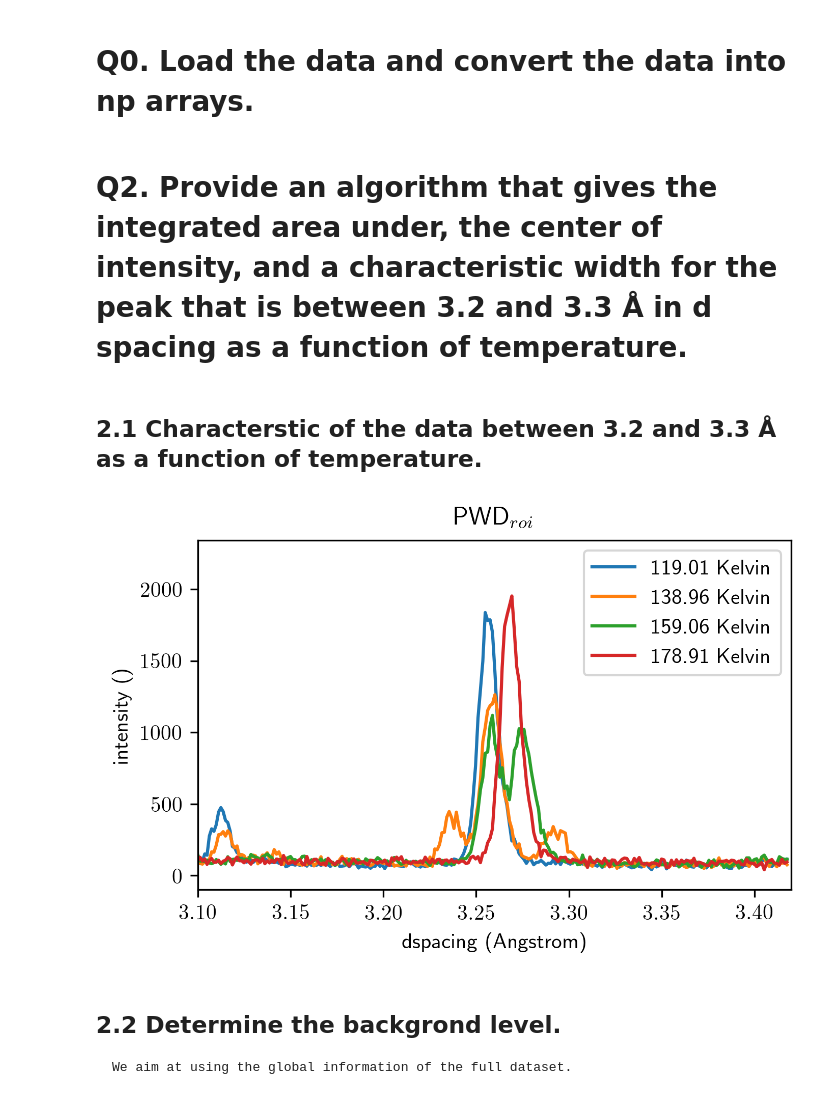
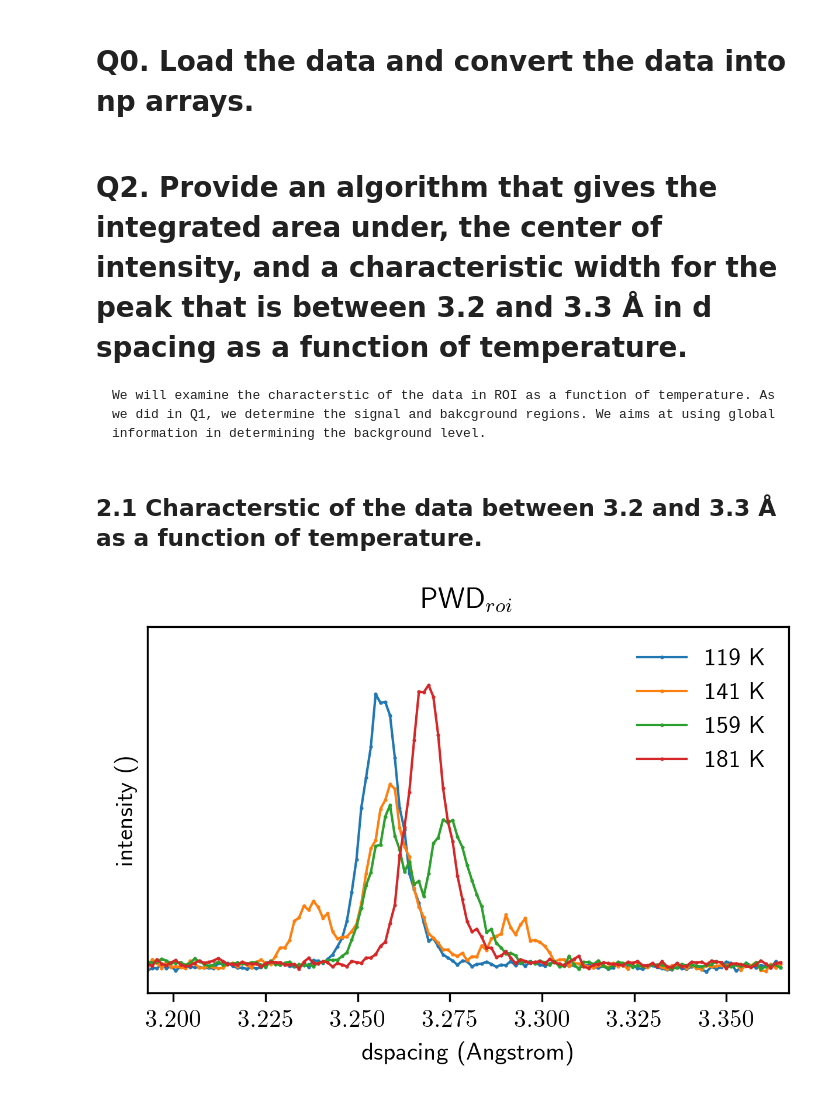
Before and after one commit to yaohualiu/NPD, a Jupyter notebook: NPD_Q2.ipynb, the cells around one changed output. Drawn from its saved outputs; the diff is of its cells as text; code cells hidden in the pictures.

```diff
--- a/NPD_Q2.ipynb
+++ b/NPD_Q2.ipynb
@@ -57,6 +57,8 @@ dd_cs = (dds[:-1]+dds[1:])/2
 temp_cs = (temps[:-1]+ temps[1:])/2
 # %% [markdown]
 # Q2.  Provide an algorithm that gives the integrated area under, the center of intensity, and a characteristic width for the peak that is between 3.2 and 3.3 Å in d spacing as a function of temperature.
+
+    We will examine the characterstic of the data in ROI as a function of temperature. As we did in Q1, we determine the signal and bakcground regions. We aims at using global information in determining the background level.
 # %% [markdown]
 ## 2.1 Characterstic of the data between 3.2 and 3.3 Å as a function of temperature.
 # %%
@@ -84,34 +86,32 @@ def plot_mlines(IntsyMap, pars, pars2plot, bins, binrange, **args):
 
     bin_cs = (bins[:-1] + bins[1:])/2
 
-    #_pars = []
-    #for ii in pars2plot:
-    #    _pars.append(pars.index(ii))
-
     par_unit = _getNXunits(pars)
+    par_unit = 'K'
     bin_unit = _getNXunits(bins)
     signal_unit = _getNXunits(IntsyMap)
-
     min_bin, max_bin = bin_cs.index(binrange[0]), bin_cs.index(binrange[1])
     xx = np.asarray(bin_cs)[min_bin : max_bin]
     intsy_roi = IntsyMap[:, min_bin:max_bin]
     ymin, ymax = 0, 0
 
     for _par in pars2plot:
-        ii = pars.index(_par)
-        label= '%5.2f' %pars[ii] + ' ' + par_unit
+        ii = (np.abs(pars - _par)).argmin()
+        label= '%3.0f' %pars[ii] + ' ' + par_unit
         yy = np.asarray(intsy_roi[ii,:])
         ymin, ymax = min(ymin, yy.min()), max(ymax, yy.max())
-        plt.plot(xx, yy, label=label)
+        plt.plot(xx, yy, '.-', label=label, markersize = 1, linewidth = 1)
+        #plt.plot(xx, yy, '.-', color='b', label=label)
 
 
     plt.xlim(binrange)
     plt.xlabel(bins.nxname + " (" + bin_unit + ")" )
     dy = (ymax-ymin)
     ymin, ymax = ymin-dy*0.05, ymax+dy*0.2
+    plt.yticks([])
     plt.ylim(ymin, ymax)
     plt.ylabel(IntsyMap.nxname + " (" + signal_unit + ")")
-    plt.legend(loc=1)
+    plt.legend(loc=1, frameon=False)
 
     if 'figtitle' in args:
         figtitle = args['figtitle']
@@ -127,13 +127,11 @@ def plot_mlines(IntsyMap, pars, pars2plot, bins, binrange, **args):
 
     return
 # %%
-plt.figure(figsize(4.8, 3.2))
-drange = [3.1, 3.42]
+plt.figure(figsize(4.2, 3))
+drange = [3.193, 3.367]
 temprange = np.arange(120, 200, 20)
-plot_mlines(_intsy, _temps, temprange, _dds, drange, figtitle = 'PWD_{roi}', filename = 'Q2/Figs/PWD_ROI.png')
+filename = 'Q2/Figs/PWD_ROI.png'
+plot_mlines(_intsy, _temps, temprange, _dds, drange,
+            figtitle = 'PWD_{roi}', filename = '')
 # %% [output]
-[figure, old version]
+[figure, new version]
-# %% [markdown]
-## 2.2 Determine the backgrond level.
-
-    We aim at using the global information of the full dataset.
```
Also changed, not shown: parts of 16 cells of this notebook.
